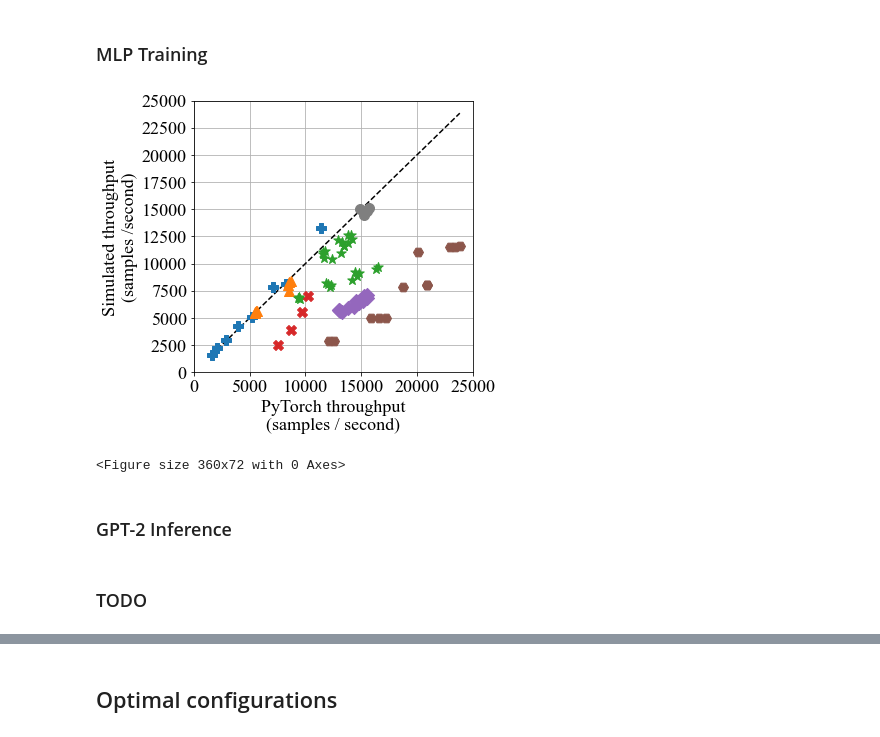
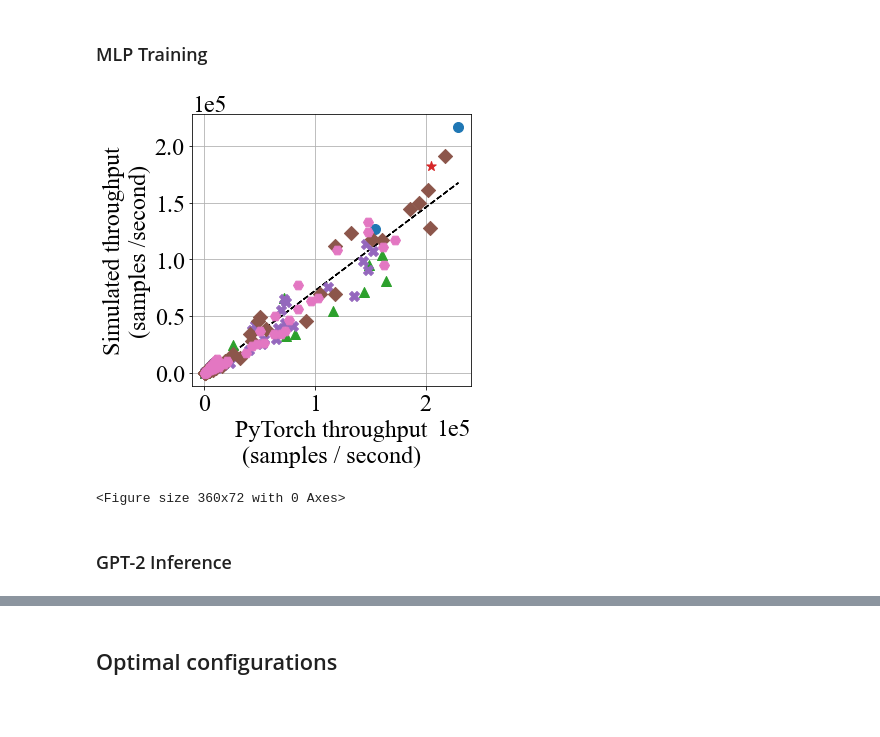
Before and after one commit to microsoft/dist-ir, a Jupyter notebook: notebooks/mlsys22_results.ipynb, the cells around one changed output, grey strips where cells are left out. Cells and saved outputs as stored; diff of their text form; code cells hidden in the pictures; blank space fills up the shorter version.

```diff
--- a/notebooks/mlsys22_results.ipynb
+++ b/notebooks/mlsys22_results.ipynb
@@ -140,24 +161,22 @@ def plot_simulator_accuracy(
 # %% [markdown]
 ### MLP Training
 # %%
-simulation_filename = "~/Downloads/mlp_grid_search_results_simulation_v100.csv"
-pytorch_filename = "~/Downloads/mlp_grid_search_results_pytorch_v100.csv"
+simulation_filename = "~/Downloads/mlp_dgx_backend_grid_search_results_sample_v2.csv"
+pytorch_filename = "~/Downloads/mlp_dgx_simulated_grid_search_results_sample_v2.csv"
 plot_simulator_accuracy(
     pytorch_filename,
     simulation_filename,
     "pytorch_throughput",
     "simulated_throughput",
     "PyTorch throughput\n(samples / second)",
     "Simulated throughput\n(samples /second)",
     5000,
     2500,
     os.path.join(FIGURES_DIR, "mlp_training_pytorch_vs_simulated_throughput.pdf"),
     os.path.join(FIGURES_DIR, "pytorch_vs_simulated_throughput_legend.pdf"),
 )
 # %% [output]
-[figure, old version]
+[figure, new version]
 <Figure size 360x72 with 0 Axes>
 # %% [markdown]
 ### GPT-2 Inference
-# %% [markdown]
-### TODO
```
Also changed, not shown: parts of 27 cells of this notebook.
